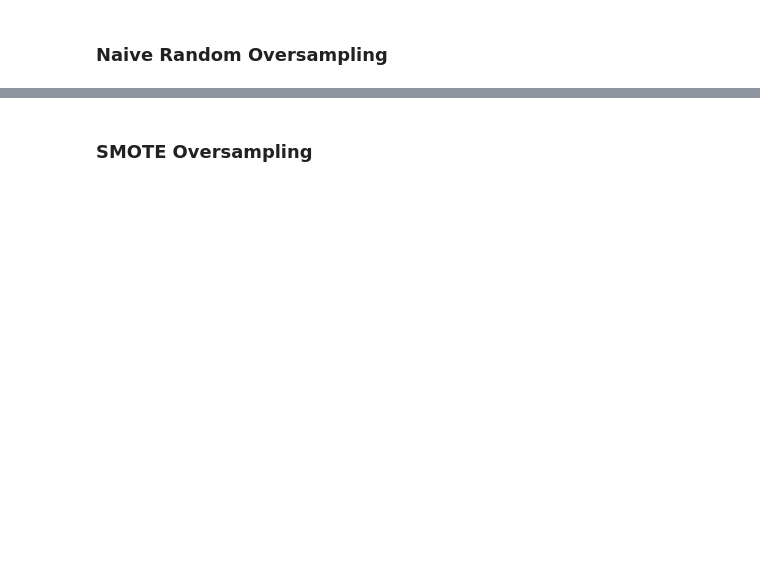
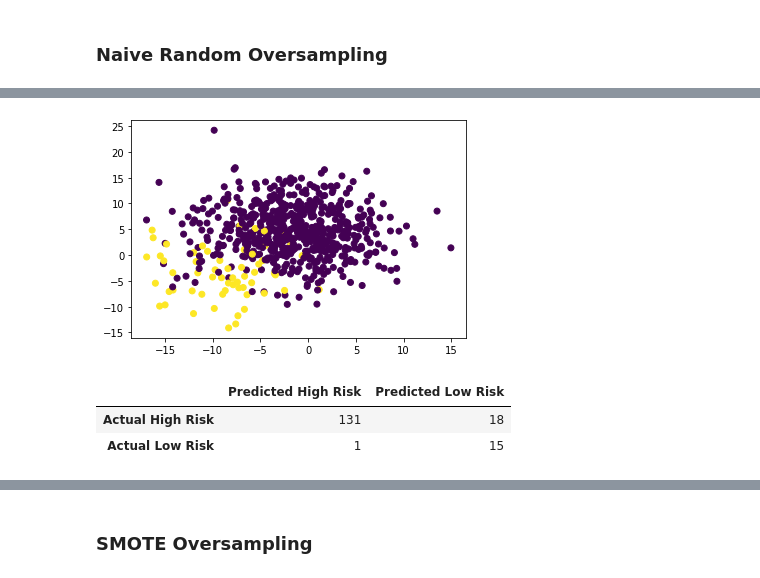
Before and after one commit to achoav/Credit_Risk_Analysis, a Jupyter notebook: credit_risk_resampling_starter_code.ipynb, the cells around one changed output, grey strips where cells are left out. Saved outputs shown, nothing was run; the diff lists cells and outputs as text; code cells hidden in the pictures; blank space fills up the shorter version.

```diff
--- a/credit_risk_resampling_starter_code.ipynb
+++ b/credit_risk_resampling_starter_code.ipynb
@@ -155,0 +226,6 @@ avg / total       0.99      0.55      0.74      0.71      0.64      0.40     172
+# %%
+X_resampled, y_resampled = make_blobs(n_samples=[600, 60], random_state=1, cluster_std=5)
+plt.scatter(X_resampled[:, 0], X_resampled[:, 1], c=y_resampled)
+plt.show()
+# %% [output]
+[figure, added]
@@ -155,0 +238,15 @@ avg / total       0.99      0.55      0.74      0.71      0.64      0.40     172
+# %%
+# Display the confusion matrix
+from sklearn.metrics import confusion_matrix
+
+cm = confusion_matrix(y_test, y_pred)
+
+# Create df for confusion matrix
+cm_df = pd.DataFrame(
+    cm, index=["Actual High Risk", "Actual Low Risk"], columns=["Predicted High Risk", "Predicted Low Risk"])
+cm_df.to_csv('conf_matrix_Random.csv')
+cm_df
+# %% [output]
+|  | Predicted High Risk | Predicted Low Risk |
+| Actual High Risk | 131 | 18 |
+| Actual Low Risk | 1 | 15 |
```
Also changed, not shown: parts of 44 cells of this notebook, 3 other files.
